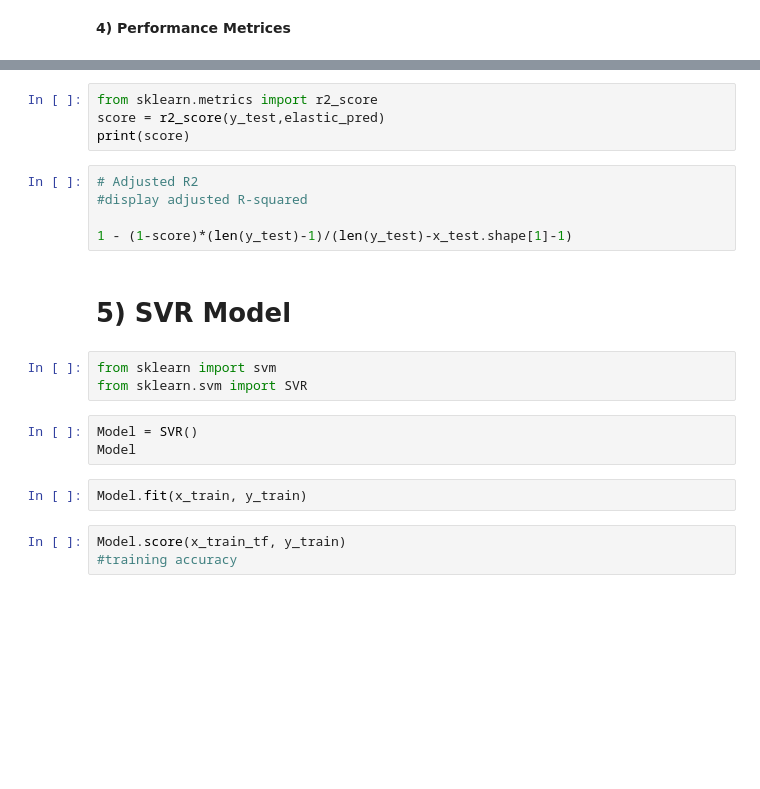
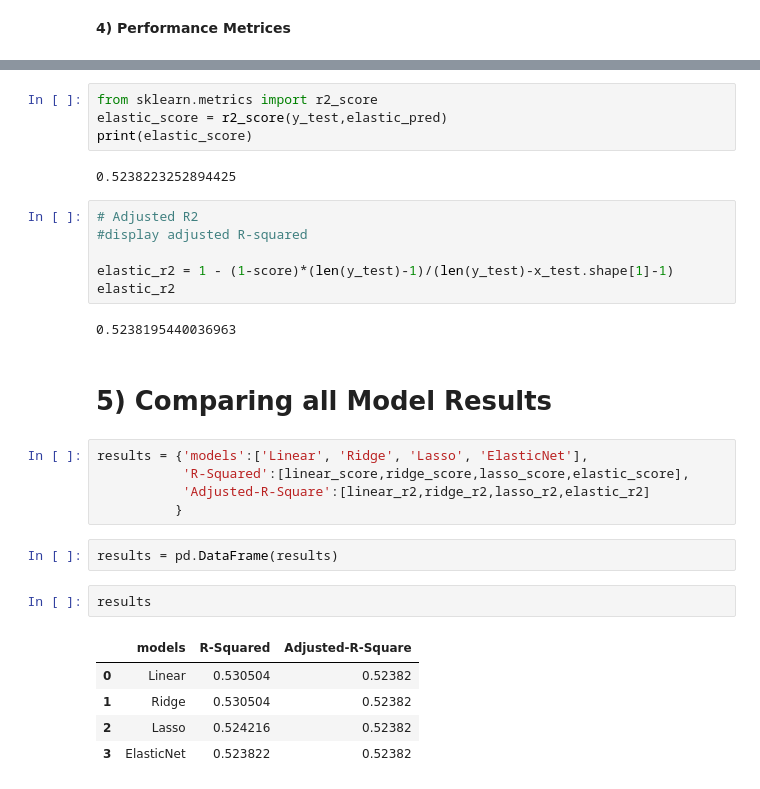
Before and after one commit to aakash-OM/House_Power_Consumption_Machine_Learning_Pipeline, a Jupyter notebook: 30_Oct_household_storingClean_data.ipynb, the cells around one changed output, grey strips where cells are left out. Saved outputs shown, nothing was run; the diff lists cells and outputs as text; blank space fills up the shorter version.

```diff
--- a/30_Oct_household_storingClean_data.ipynb
+++ b/30_Oct_household_storingClean_data.ipynb
@@ -379,22 +545,31 @@ print(np.sqrt(mean_squared_error(elastic_pred,y_test)))
 # %%
 from sklearn.metrics import r2_score
-score = r2_score(y_test,elastic_pred)
-print(score)
+elastic_score = r2_score(y_test,elastic_pred)
+print(elastic_score)
+# %% [output]
+0.5238223252894425
 # %%
 # Adjusted R2
 #display adjusted R-squared
 
-1 - (1-score)*(len(y_test)-1)/(len(y_test)-x_test.shape[1]-1)
+elastic_r2 = 1 - (1-score)*(len(y_test)-1)/(len(y_test)-x_test.shape[1]-1)
+elastic_r2
+# %% [output]
+0.5238195440036963
 # %% [markdown]
-# 5) SVR Model
+# 5) Comparing all Model Results
-# %%
-from sklearn import svm
-from sklearn.svm import SVR
 # %%
-Model = SVR()
-Model
+results = {'models':['Linear', 'Ridge', 'Lasso', 'ElasticNet'],
+           'R-Squared':[linear_score,ridge_score,lasso_score,elastic_score],
+           'Adjusted-R-Square':[linear_r2,ridge_r2,lasso_r2,elastic_r2]
+          }
 # %%
-Model.fit(x_train, y_train)
+results = pd.DataFrame(results)
 # %%
-Model.score(x_train_tf, y_train)
-#training accuracy
+results
+# %% [output]
+|  | models | R-Squared | Adjusted-R-Square |
+| 0 | Linear | 0.530504 | 0.52382 |
+| 1 | Ridge | 0.530504 | 0.52382 |
+| 2 | Lasso | 0.524216 | 0.52382 |
+| 3 | ElasticNet | 0.523822 | 0.52382 |
```
Also changed, not shown: parts of 67 cells of this notebook.
